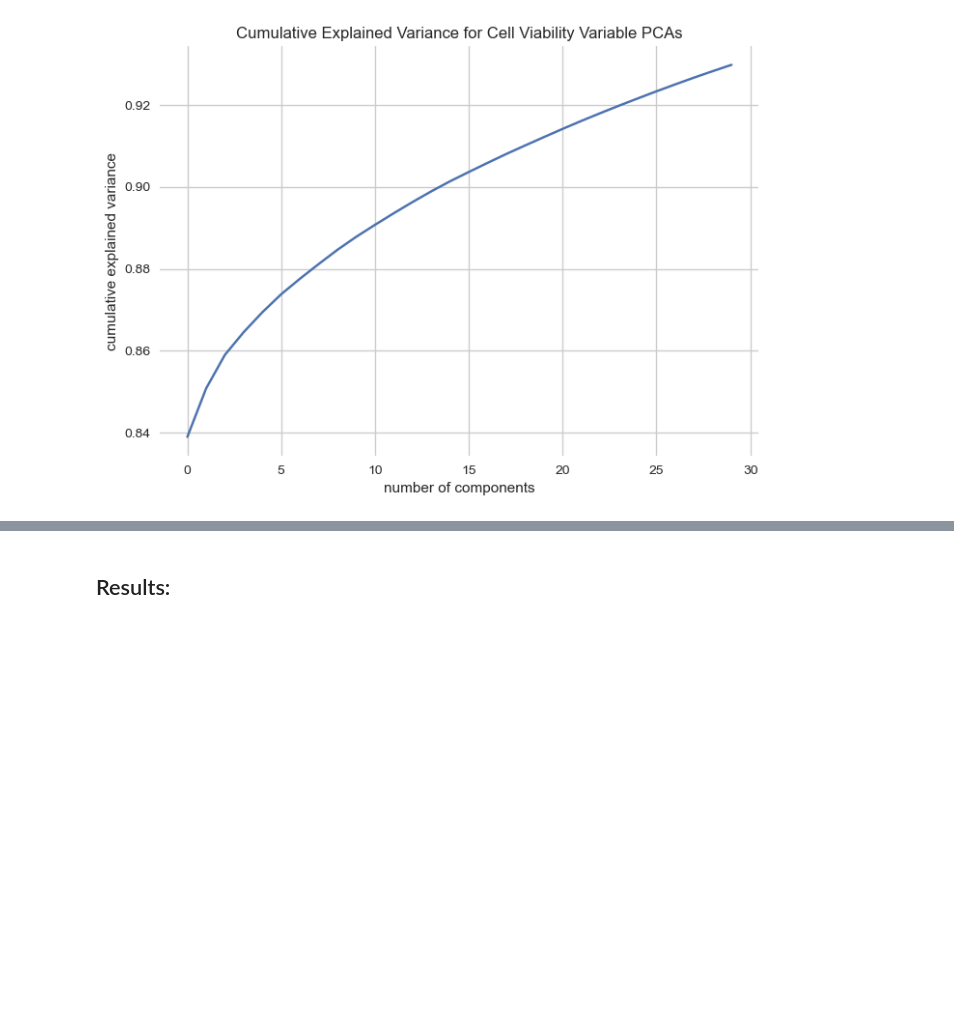
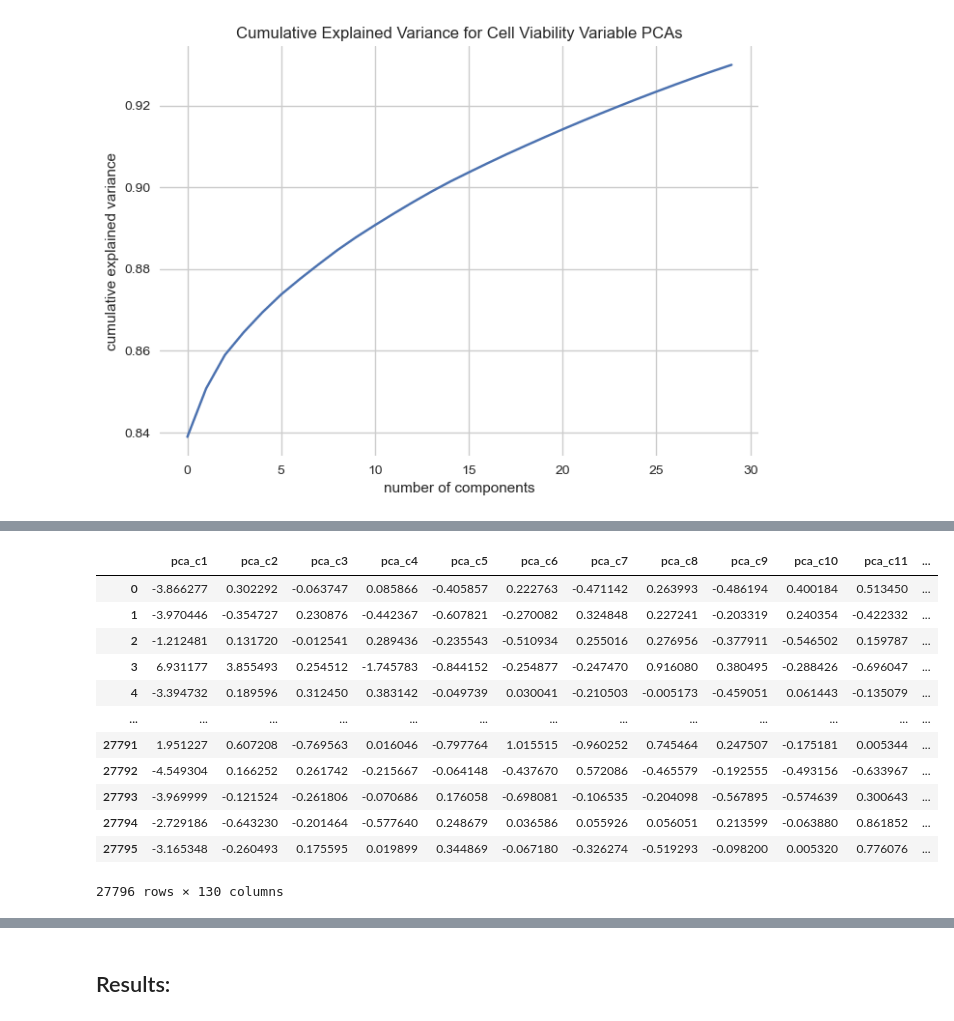
Before and after one commit to mdespinoza/MOA_Project, a Jupyter notebook: code/MOA_Project_Code.ipynb, the cells around one changed output, grey strips where cells are left out. Cells and saved outputs as stored; diff of their text form; code cells hidden in the pictures; blank space fills up the shorter version.

```diff
--- a/code/MOA_Project_Code.ipynb
+++ b/code/MOA_Project_Code.ipynb
@@ -857,0 +886,30 @@ Text(0.5, 1.0, 'Cumulative Explained Variance for Cell Viability Variable PCAs')
+# %%
+#Extracting the principal components
+pca_c=principalDf_c.iloc[:,:15]
+#pca_c.columns=['pca_c1','pca_c2','pca_c3','pca_c4','pca_c5']
+#pca_c
+l=[]
+for i in range(1,16):
+    var='pca_c'+str(i)
+    l.append(var)
+#l
+pca_c.columns=l
+pca_c
+
+#Merging the principal components dataframes
+pca_cg=pd.merge(pca_c, pca_g, left_index=True, right_index=True)
+pca_cg
+# %% [output]
+|  | pca_c1 | pca_c2 | pca_c3 | pca_c4 | pca_c5 | pca_c6 | pca_c7 | pca_c8 | pca_c9 | pca_c10 | pca_c11 | ... |
+| 0 | -3.866277 | 0.302292 | -0.063747 | 0.085866 | -0.405857 | 0.222763 | -0.471142 | 0.263993 | -0.486194 | 0.400184 | 0.513450 | ... |
+| 1 | -3.970446 | -0.354727 | 0.230876 | -0.442367 | -0.607821 | -0.270082 | 0.324848 | 0.227241 | -0.203319 | 0.240354 | -0.422332 | ... |
+| 2 | -1.212481 | 0.131720 | -0.012541 | 0.289436 | -0.235543 | -0.510934 | 0.255016 | 0.276956 | -0.377911 | -0.546502 | 0.159787 | ... |
+| 3 | 6.931177 | 3.855493 | 0.254512 | -1.745783 | -0.844152 | -0.254877 | -0.247470 | 0.916080 | 0.380495 | -0.288426 | -0.696047 | ... |
+| 4 | -3.394732 | 0.189596 | 0.312450 | 0.383142 | -0.049739 | 0.030041 | -0.210503 | -0.005173 | -0.459051 | 0.061443 | -0.135079 | ... |
+| ... | ... | ... | ... | ... | ... | ... | ... | ... | ... | ... | ... | ... |
+| 27791 | 1.951227 | 0.607208 | -0.769563 | 0.016046 | -0.797764 | 1.015515 | -0.960252 | 0.745464 | 0.247507 | -0.175181 | 0.005344 | ... |
+| 27792 | -4.549304 | 0.166252 | 0.261742 | -0.215667 | -0.064148 | -0.437670 | 0.572086 | -0.465579 | -0.192555 | -0.493156 | -0.633967 | ... |
+| 27793 | -3.969999 | -0.121524 | -0.261806 | -0.070686 | 0.176058 | -0.698081 | -0.106535 | -0.204098 | -0.567895 | -0.574639 | 0.300643 | ... |
+| 27794 | -2.729186 | -0.643230 | -0.201464 | -0.577640 | 0.248679 | 0.036586 | 0.055926 | 0.056051 | 0.213599 | -0.063880 | 0.861852 | ... |
+| 27795 | -3.165348 | -0.260493 | 0.175595 | 0.019899 | 0.344869 | -0.067180 | -0.326274 | -0.519293 | -0.098200 | 0.005320 | 0.776076 | ... |
+27796 rows × 130 columns
```
Also changed, not shown: parts of 7 cells of this notebook.
